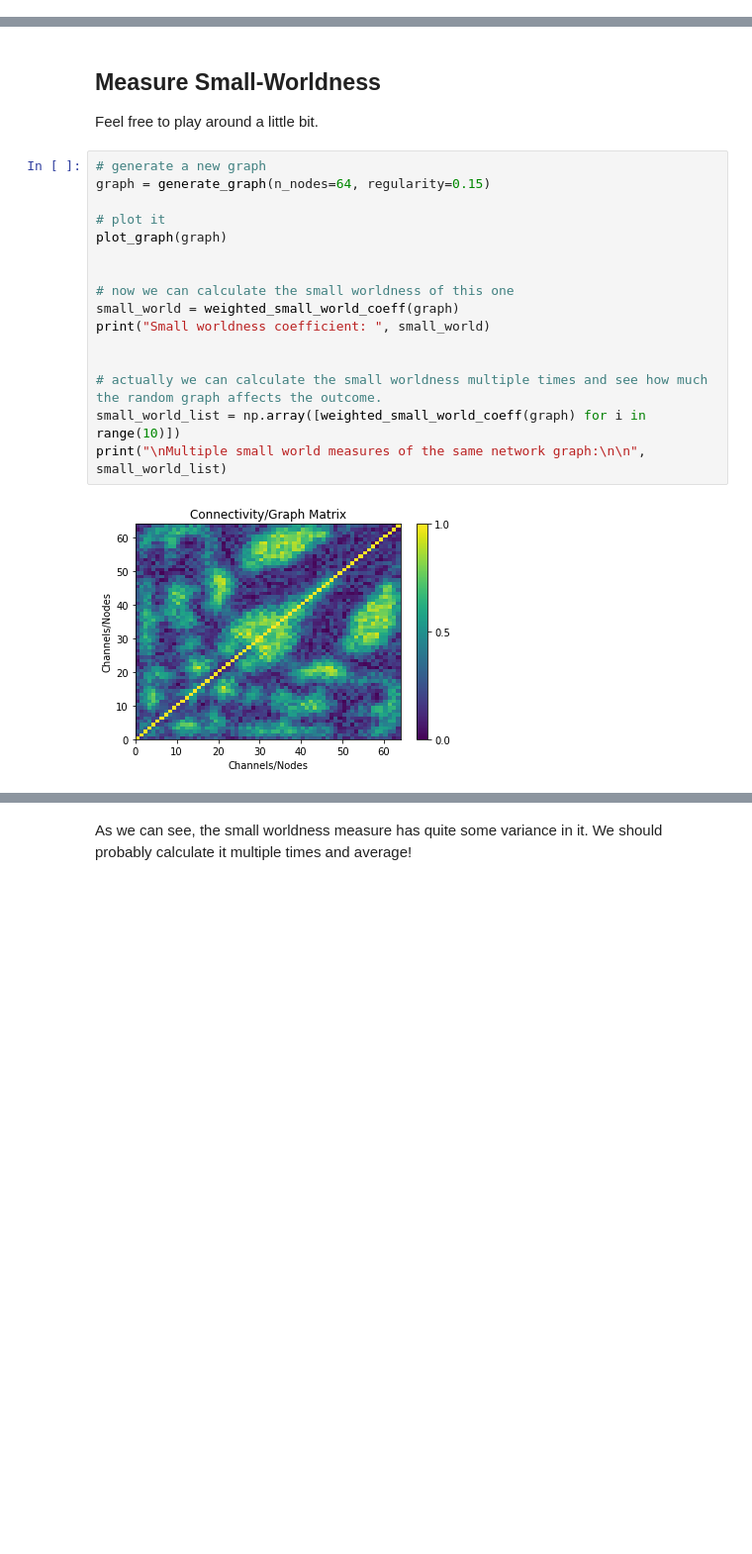
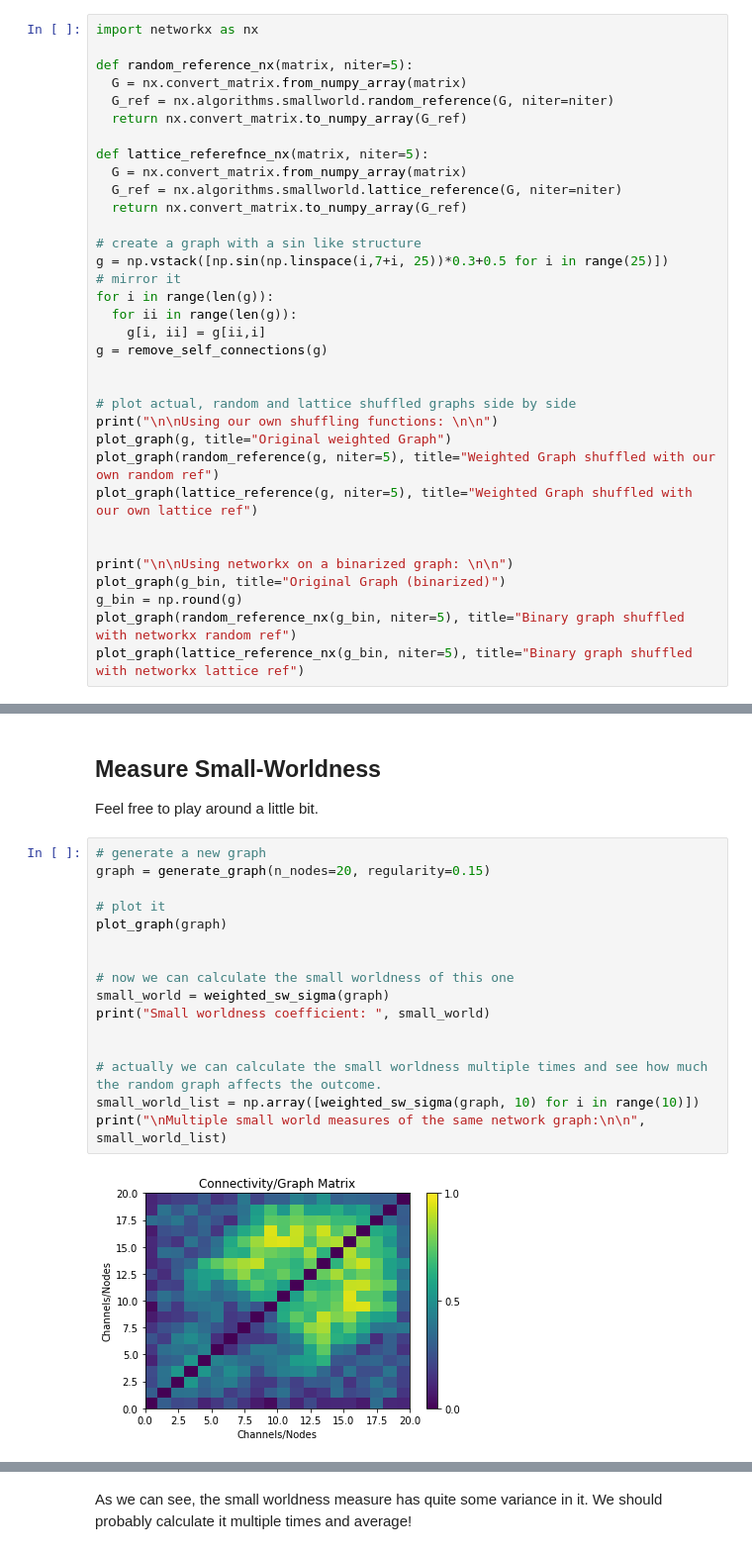
Before and after one commit to DiGyt/snippets, a Jupyter notebook: graph_measures_implementation.ipynb, the cells around one changed output, grey strips where cells are left out. Shown at 99% size. Drawn from its saved outputs; the diff is of its cells as text; blank space fills up the shorter version.

```diff
--- a/graph_measures_implementation.ipynb
+++ b/graph_measures_implementation.ipynb
@@ -161,0 +303,34 @@ plot_graph(wsp, title="Shortest path lengths between all nodes")
+# %%
+import networkx as nx
+
+def random_reference_nx(matrix, niter=5):
+  G = nx.convert_matrix.from_numpy_array(matrix)
+  G_ref = nx.algorithms.smallworld.random_reference(G, niter=niter)
+  return nx.convert_matrix.to_numpy_array(G_ref)
+
+def lattice_referefnce_nx(matrix, niter=5):
+  G = nx.convert_matrix.from_numpy_array(matrix)
+  G_ref = nx.algorithms.smallworld.lattice_reference(G, niter=niter)
+  return nx.convert_matrix.to_numpy_array(G_ref)
+
+# create a graph with a sin like structure
+g = np.vstack([np.sin(np.linspace(i,7+i, 25))*0.3+0.5 for i in range(25)])
+# mirror it
+for i in range(len(g)):
+  for ii in range(len(g)):
+    g[i, ii] = g[ii,i]
+g = remove_self_connections(g)
+
+
+# plot actual, random and lattice shuffled graphs side by side
+print("\n\nUsing our own shuffling functions: \n\n")
+plot_graph(g, title="Original weighted Graph")
+plot_graph(random_reference(g, niter=5), title="Weighted Graph shuffled with our own random ref")
+plot_graph(lattice_reference(g, niter=5), title="Weighted Graph shuffled with our own lattice ref")
+
+
+print("\n\nUsing networkx on a binarized graph: \n\n")
+plot_graph(g_bin, title="Original Graph (binarized)")
+g_bin = np.round(g)
+plot_graph(random_reference_nx(g_bin, niter=5), title="Binary graph shuffled with networkx random ref")
+plot_graph(lattice_reference_nx(g_bin, niter=5), title="Binary graph shuffled with networkx lattice ref")
@@ -165,19 +399,19 @@ plot_graph(wsp, title="Shortest path lengths between all nodes")
 Feel free to play around a little bit.
 # %%
 # generate a new graph
-graph = generate_graph(n_nodes=64, regularity=0.15)
+graph = generate_graph(n_nodes=20, regularity=0.15)
 
 # plot it
 plot_graph(graph)
 
 
 # now we can calculate the small worldness of this one
-small_world = weighted_small_world_coeff(graph)
+small_world = weighted_sw_sigma(graph)
 print("Small worldness coefficient: ", small_world)
 
 
 # actually we can calculate the small worldness multiple times and see how much the random graph affects the outcome.
-small_world_list = np.array([weighted_small_world_coeff(graph) for i in range(10)])
+small_world_list = np.array([weighted_sw_sigma(graph, 10) for i in range(10)])
 print("\nMultiple small world measures of the same network graph:\n\n", small_world_list)
 # %% [output]
-[figure, old version]
+[figure, new version]
```
Also changed, not shown: parts of 15 cells of this notebook.
